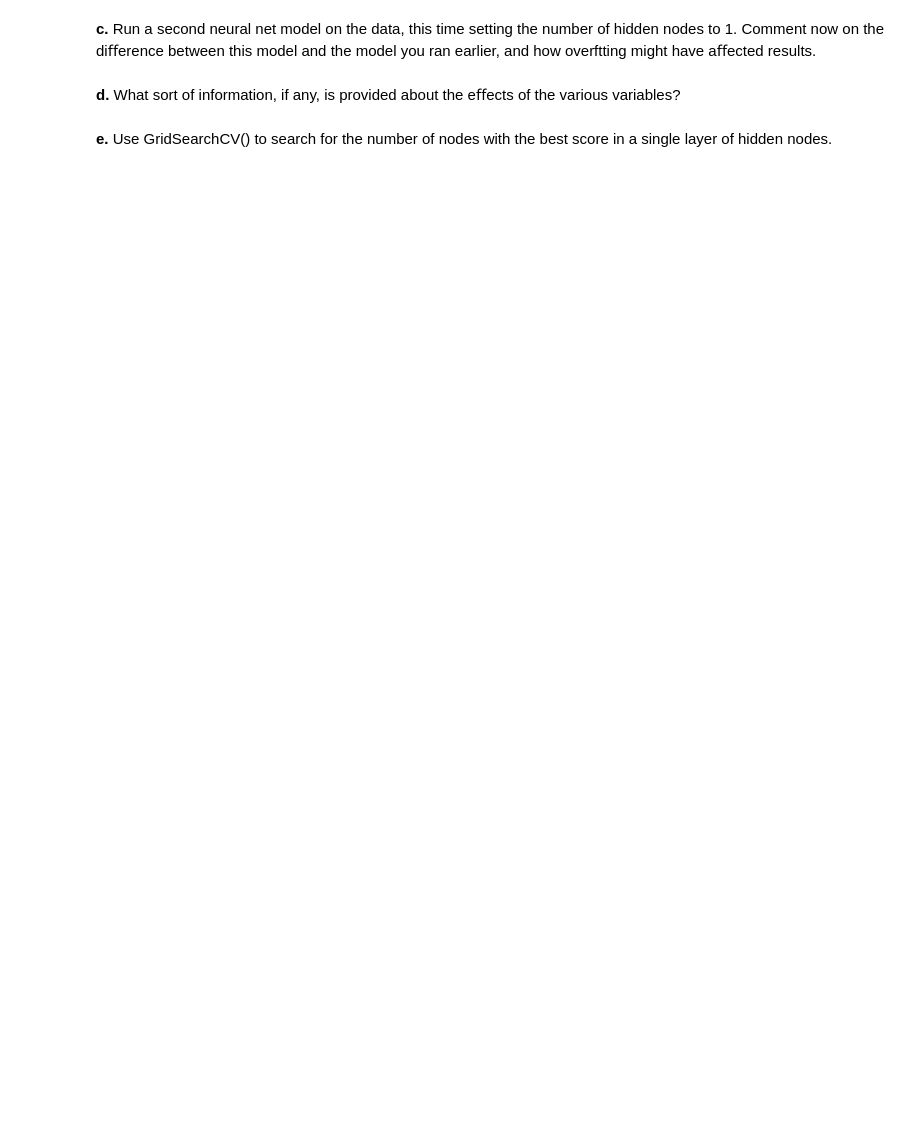
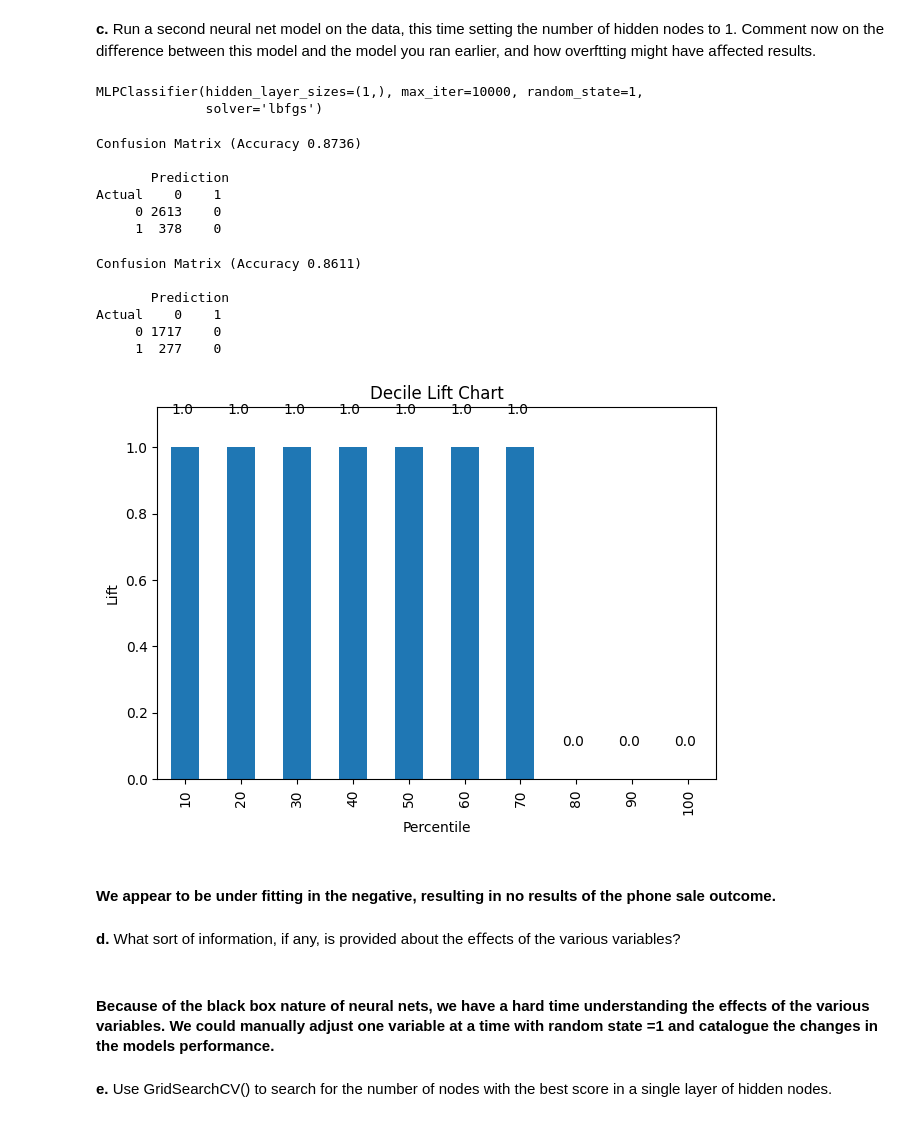
Before and after one commit to wolfesamk/MSBA-207, a Jupyter notebook: Homework/MSBA 207 Chapter 11.ipynb, the cells around one changed output. Cells and saved outputs as stored; diff of their text form; code cells hidden in the pictures; blank space fills up the shorter version.

```diff
--- a/Homework/MSBA 207 Chapter 11.ipynb
+++ b/Homework/MSBA 207 Chapter 11.ipynb
@@ -90,6 +245,47 @@ __b.__ Comment on the diﬀerence between the training and validation lift chart
 # %% [markdown]
 __c.__ Run a second neural net model on the data, this time setting the number of hidden nodes to 1. Comment now on the diﬀerence between this model and the model you ran earlier, and how overftting might have aﬀected results.
+# %%
+# train neural network with 1 layer and 5 hidden nodes and relu
+MLPC_Relu = MLPClassifier(hidden_layer_sizes=(1,), activation='relu', solver='lbfgs', random_state=1, max_iter=10000)
+MLPC_Relu.fit(train_X, train_y.values)
+# %% [output]
+MLPClassifier(hidden_layer_sizes=(1,), max_iter=10000, random_state=1,
+              solver='lbfgs')
+# %%
+classificationSummary(train_y, MLPC_Relu.predict(train_X))
+# %% [output]
+Confusion Matrix (Accuracy 0.8736)
+
+       Prediction
+Actual    0    1
+     0 2613    0
+     1  378    0
+# %%
+classificationSummary(valid_y, MLPC_Relu.predict(valid_X))
+# %% [output]
+Confusion Matrix (Accuracy 0.8611)
+
+       Prediction
+Actual    0    1
+     0 1717    0
+     1  277    0
+# %%
+MLPC_Relu_probas = MLPC_Relu.predict_proba(valid_X)
+MLPC_Relu_probas_df = pd.DataFrame(MLPC_Relu_probas)
+MLPC_Relu_probas_df['Predicted'] = MLPC_Relu_probas_df[1]
+MLPC_Relu_probas_df = MLPC_Relu_probas_df.drop(columns=[0,1])
+# %%
+MLPC_Relu_Results = pd.DataFrame({'Predicted': MLPC_Relu_probas_df['Predicted'], 'Actual': valid_y})
+liftChart(MLPC_Relu_Results.sort_values(by=['Predicted'], ascending=False).Predicted, labelBars=True, title='Decile Lift Chart')
+plt.tight_layout()
+plt.show()
+# %% [output]
+[figure, added]
+# %% [markdown]
+#### We appear to be under fitting in the negative, resulting in no results of the phone sale outcome.
 # %% [markdown]
 __d.__ What sort of information, if any, is provided about the eﬀects of the various variables?
+# %% [markdown]
+#### Because of the black box nature of neural nets, we have a hard time understanding the effects of the various variables. We could manually adjust one variable at a time with random state =1 and catalogue the changes in the models performance.
 # %% [markdown]
 __e.__ Use GridSearchCV() to search for the number of nodes with the best score in a single layer of hidden nodes.
```
Also changed, not shown: parts of 48 cells of this notebook.
